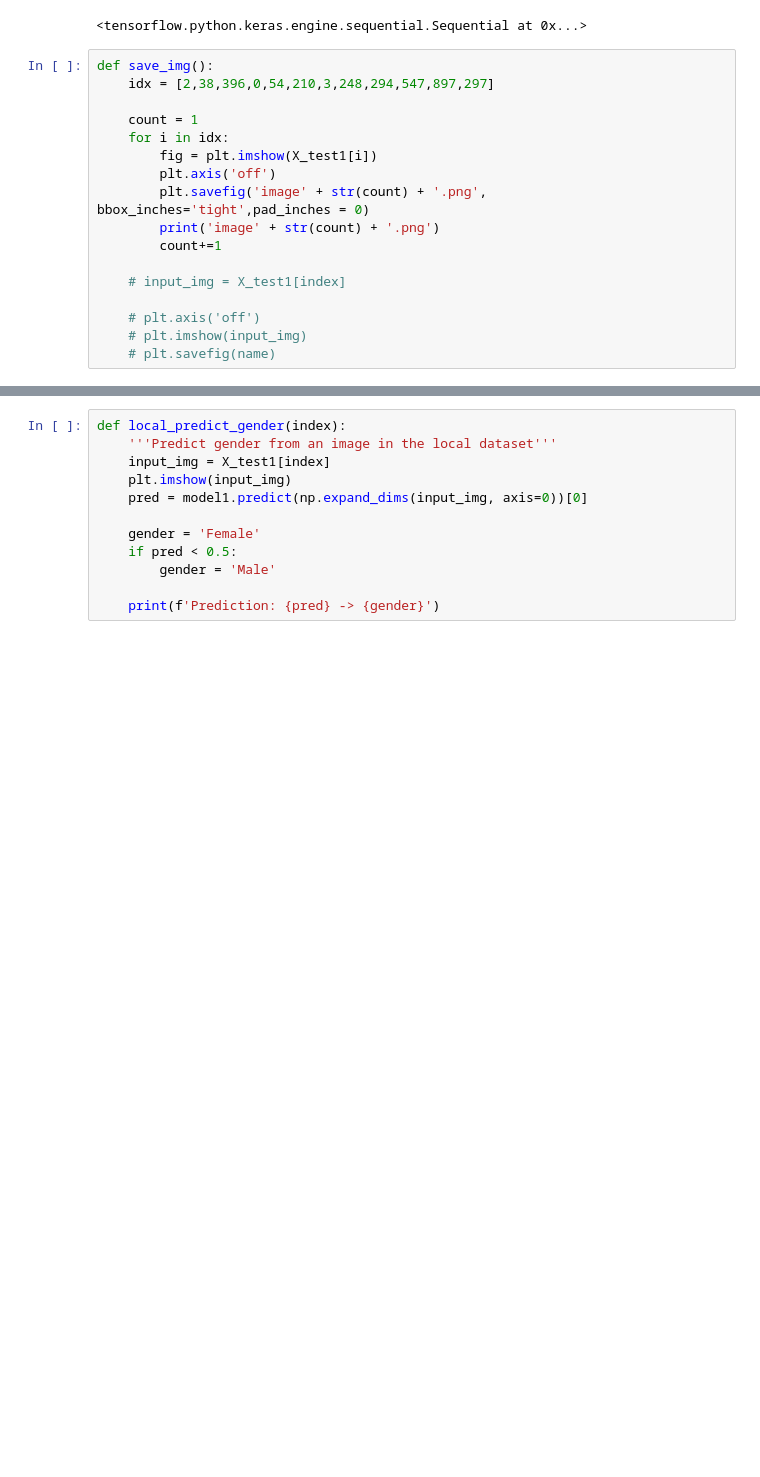
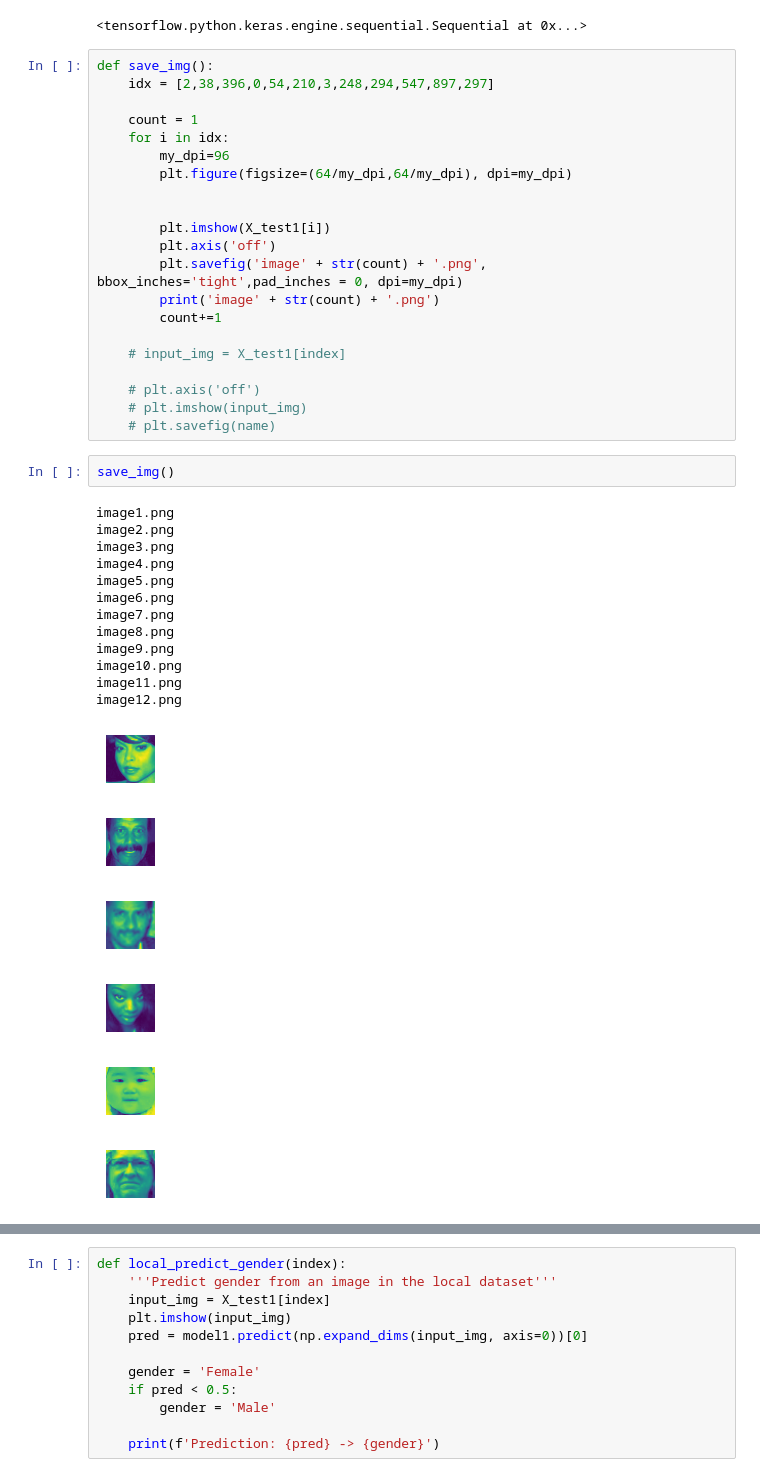
Before and after one commit to Real-VeerSandhu/Ethnicity-Age-Prediction, a Jupyter notebook: main_notebook.ipynb, the cells around one changed output, grey strips where cells are left out. Drawn from its saved outputs; the diff is of its cells as text; blank space fills up the shorter version.

```diff
--- a/main_notebook.ipynb
+++ b/main_notebook.ipynb
@@ -195,9 +195,13 @@ def save_img():
 
     count = 1
     for i in idx:
-        fig = plt.imshow(X_test1[i])
+        my_dpi=96
+        plt.figure(figsize=(64/my_dpi,64/my_dpi), dpi=my_dpi)
+
+
+        plt.imshow(X_test1[i])
         plt.axis('off')
-        plt.savefig('image' + str(count) + '.png', bbox_inches='tight',pad_inches = 0)
+        plt.savefig('image' + str(count) + '.png', bbox_inches='tight',pad_inches = 0, dpi=my_dpi)
         print('image' + str(count) + '.png')
         count+=1
 
@@ -206,3 +210,24 @@ def save_img():
     # plt.axis('off')
     # plt.imshow(input_img)
     # plt.savefig(name)
+# %%
+save_img()
+# %% [output]
+image1.png
+image2.png
+image3.png
+image4.png
+image5.png
+image6.png
+image7.png
+image8.png
+image9.png
+image10.png
+image11.png
+image12.png
+[figure, added]
+[figure, added]
+[figure, added]
+[figure, added]
+[figure, added]
+[figure, added]
```
Also changed, not shown: parts of 2 cells of this notebook, 12 other files.
